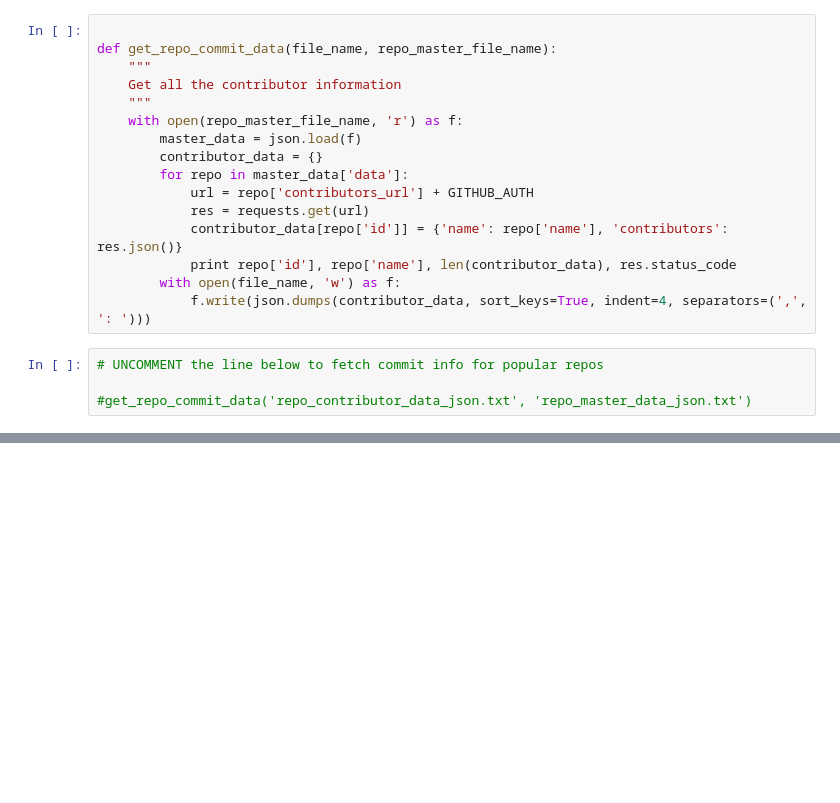
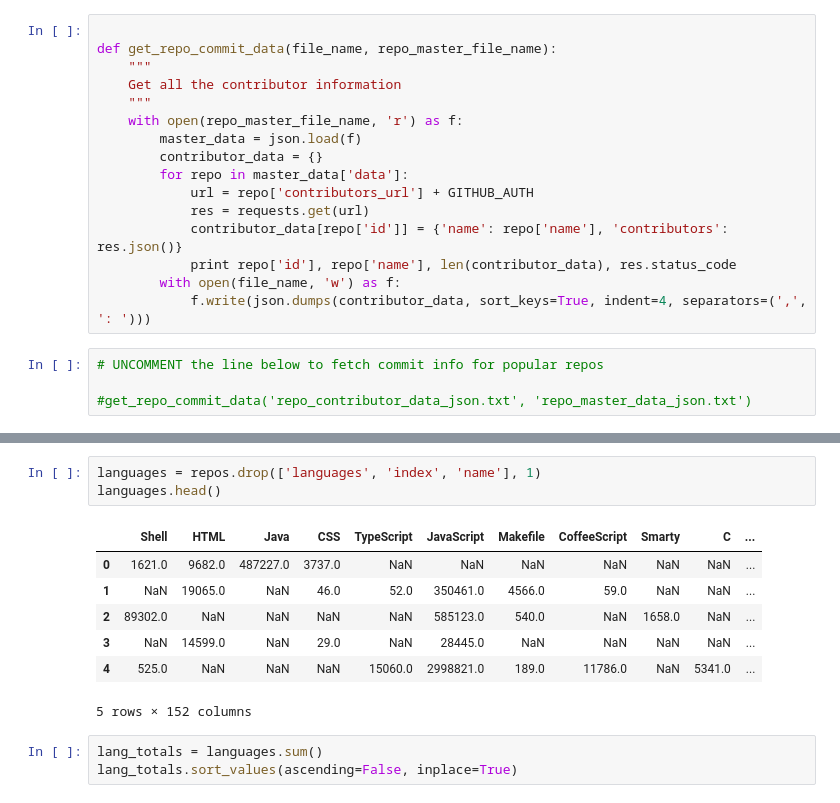
Before and after one commit to him229/star-wars, a Jupyter notebook: star-wars.ipynb, the cells around one changed output, grey strips where cells are left out. Drawn from its saved outputs; the diff is of its cells as text; blank space fills up the shorter version.

```diff
--- a/star-wars.ipynb
+++ b/star-wars.ipynb
@@ -111,0 +198,14 @@ def get_repo_commit_data(file_name, repo_master_file_name):
+# %%
+languages = repos.drop(['languages', 'index', 'name'], 1)
+languages.head()
+# %% [output]
+|  | Shell | HTML | Java | CSS | TypeScript | JavaScript | Makefile | CoffeeScript | Smarty | C | ... |
+| 0 | 1621.0 | 9682.0 | 487227.0 | 3737.0 | NaN | NaN | NaN | NaN | NaN | NaN | ... |
+| 1 | NaN | 19065.0 | NaN | 46.0 | 52.0 | 350461.0 | 4566.0 | 59.0 | NaN | NaN | ... |
+| 2 | 89302.0 | NaN | NaN | NaN | NaN | 585123.0 | 540.0 | NaN | 1658.0 | NaN | ... |
+| 3 | NaN | 14599.0 | NaN | 29.0 | NaN | 28445.0 | NaN | NaN | NaN | NaN | ... |
+| 4 | 525.0 | NaN | NaN | NaN | 15060.0 | 2998821.0 | 189.0 | 11786.0 | NaN | 5341.0 | ... |
+5 rows × 152 columns
+# %%
+lang_totals = languages.sum()
+lang_totals.sort_values(ascending=False, inplace=True)
```
Also changed, not shown: parts of 8 cells of this notebook.
